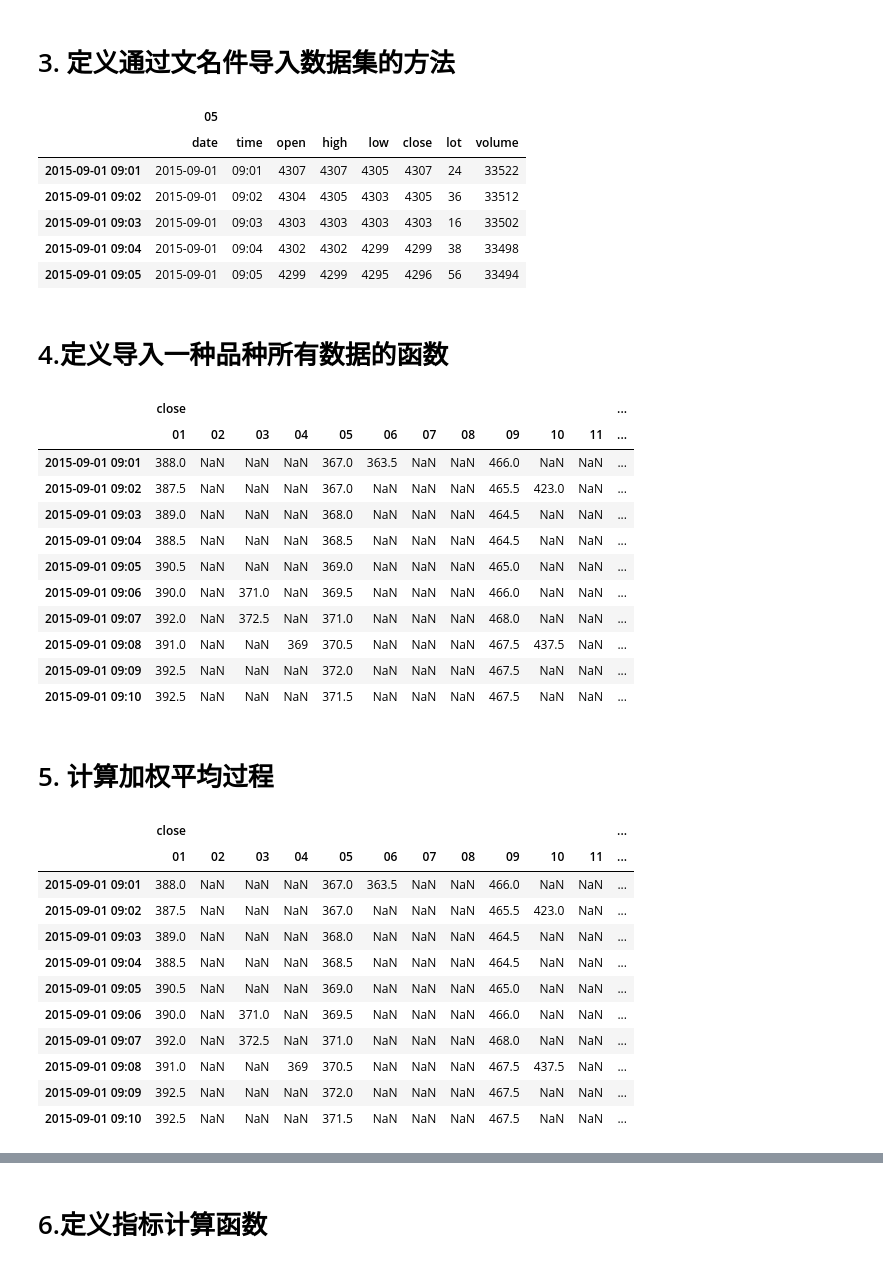
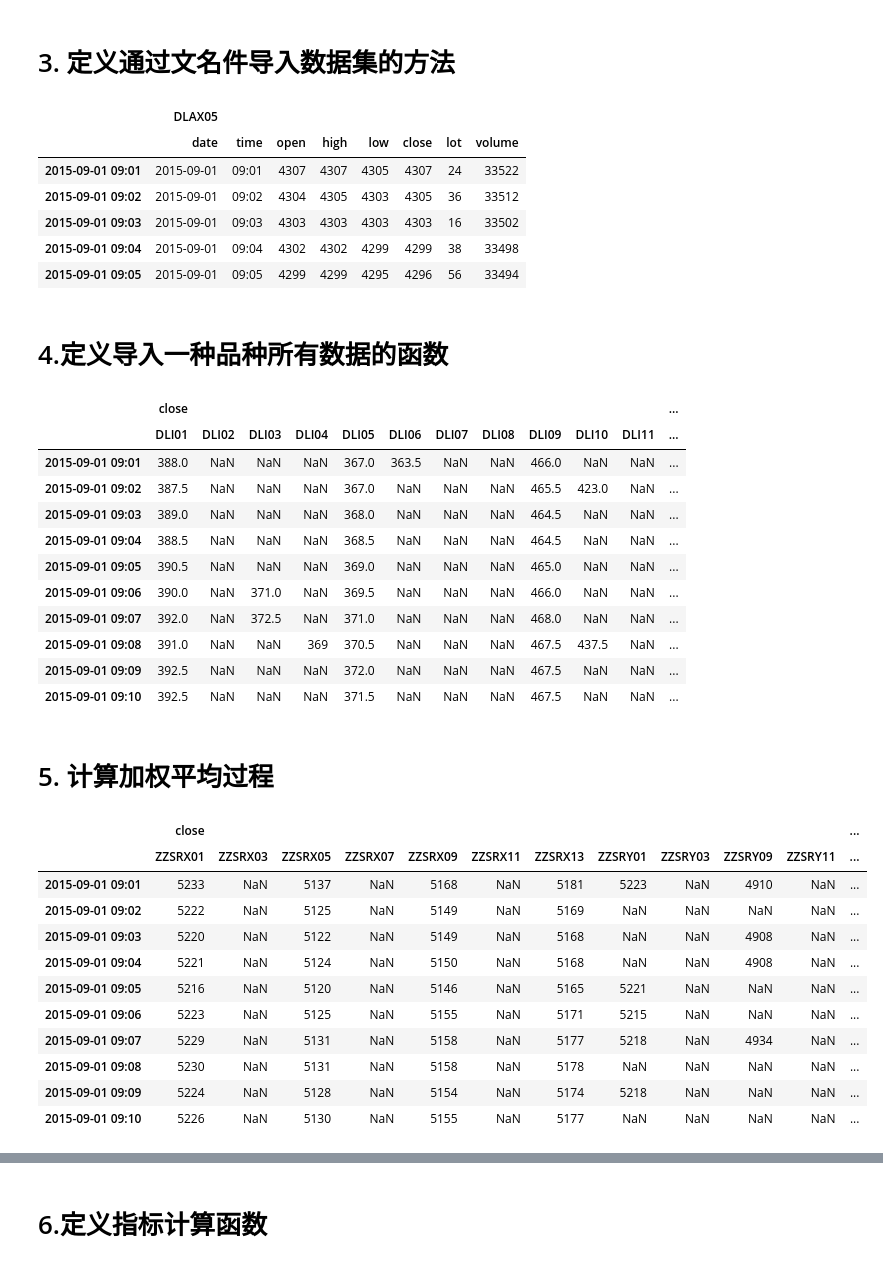
Before and after one commit to xmduhan/notebook, a Jupyter notebook: data_convert.ipynb, the cells around one changed output, grey strips where cells are left out. Drawn from its saved outputs; the diff is of its cells as text; code cells hidden in the pictures.

```diff
--- a/data_convert.ipynb
+++ b/data_convert.ipynb
@@ -14,3 +16,8 @@ header=['date', 'time', 'open', 'high', 'low', 'close', 'lot', 'volume']
+# %%
+InstrumentCatalog = {
+    'ZZSRX': 'ZZSR',
+    'ZZSRY': 'ZZSR',
+}
 # %% [markdown]
 # 1.读取目录中的所有文件名列表
 # %%
@@ -18,5 +25,6 @@ filenameList = [ filename for filename in listdir(path) if isfile(join(path,file
 filenameDataset = DataFrame(filenameList, columns=['name'])
 filenameDataset['code'] = filenameDataset['name'].apply(lambda x: re.match(filenamePattern, x).group('code'))
 filenameDataset['num'] = filenameDataset['name'].apply(lambda x: re.match(filenamePattern, x).group('num'))
+filenameDataset['catalog'] = filenameDataset['code'].apply(lambda x: InstrumentCatalog.get(x, x))
 filenameDataset.head()
 # %% [output]
@@ -56,12 +64,12 @@ def loadDataFile(filename):
     num = re.match(filenamePattern, filename).group('num')
     df =  pd.read_csv( join(path, filename), names=header)
     df.index = df.apply(lambda x: '%s %s' % (x['date'], x['time']) , axis =1)
-    df.columns = [ [num]*8, df.columns ]
+    df.columns = [ [filename[:-4]]*8, df.columns ]
     return df
 # %%
 loadDataFile('DLAX05.csv').head()
 # %% [output]
-|  | 05 |  |  |  |  |  |  |  |
+|  | DLAX05 |  |  |  |  |  |  |  |
 |  | date | time | open | high | low | close | lot | volume |
 | 2015-09-01 09:01 | 2015-09-01 | 09:01 | 4307 | 4307 | 4305 | 4307 | 24 | 33522 |
 | 2015-09-01 09:02 | 2015-09-01 | 09:02 | 4304 | 4305 | 4303 | 4305 | 36 | 33512 |
@@ -71,11 +79,11 @@ loadDataFile('DLAX05.csv').head()
 # %% [markdown]
 # 4.定义导入一种品种所有数据的函数
 # %%
-def loadInstrumentData(code):
+def loadInstrumentData(catalog):
     """
     给定顶一个品种代码，导入该品种的所有数据文件
     """
-    c1 = filenameDataset['code'] == code
+    c1 = filenameDataset['catalog'] == catalog
     df = pd.concat([ loadDataFile(filename) for filename in filenameDataset[ c1 ]['name'] ] , axis=1)
     df = df.swaplevel(0,1,axis=1)
     df = df.sort_index(axis=1)
@@ -85,7 +93,7 @@ df =loadInstrumentData('DLI').head(10)
 df
 # %% [output]
 |  | close |  |  |  |  |  |  |  |  |  |  | ... |
-|  | 01 | 02 | 03 | 04 | 05 | 06 | 07 | 08 | 09 | 10 | 11 | ... |
+|  | DLI01 | DLI02 | DLI03 | DLI04 | DLI05 | DLI06 | DLI07 | DLI08 | DLI09 | DLI10 | DLI11 | ... |
 | 2015-09-01 09:01 | 388.0 | NaN | NaN | NaN | 367.0 | 363.5 | NaN | NaN | 466.0 | NaN | NaN | ... |
 | 2015-09-01 09:02 | 387.5 | NaN | NaN | NaN | 367.0 | NaN | NaN | NaN | 465.5 | 423.0 | NaN | ... |
 | 2015-09-01 09:03 | 389.0 | NaN | NaN | NaN | 368.0 | NaN | NaN | NaN | 464.5 | NaN | NaN | ... |
@@ -99,21 +107,21 @@ df
 # %% [markdown]
  # 5. 计算加权平均过程
 # %%
-df =loadInstrumentData('DLI').head(10)
+df =loadInstrumentData('ZZSR').head(10)
 df
 # %% [output]
 |  | close |  |  |  |  |  |  |  |  |  |  | ... |
-|  | 01 | 02 | 03 | 04 | 05 | 06 | 07 | 08 | 09 | 10 | 11 | ... |
-| 2015-09-01 09:01 | 388.0 | NaN | NaN | NaN | 367.0 | 363.5 | NaN | NaN | 466.0 | NaN | NaN | ... |
-| 2015-09-01 09:02 | 387.5 | NaN | NaN | NaN | 367.0 | NaN | NaN | NaN | 465.5 | 423.0 | NaN | ... |
-| 2015-09-01 09:03 | 389.0 | NaN | NaN | NaN | 368.0 | NaN | NaN | NaN | 464.5 | NaN | NaN | ... |
-| 2015-09-01 09:04 | 388.5 | NaN | NaN | NaN | 368.5 | NaN | NaN | NaN | 464.5 | NaN | NaN | ... |
-| 2015-09-01 09:05 | 390.5 | NaN | NaN | NaN | 369.0 | NaN | NaN | NaN | 465.0 | NaN | NaN | ... |
-| 2015-09-01 09:06 | 390.0 | NaN | 371.0 | NaN | 369.5 | NaN | NaN | NaN | 466.0 | NaN | NaN | ... |
-| 2015-09-01 09:07 | 392.0 | NaN | 372.5 | NaN | 371.0 | NaN | NaN | NaN | 468.0 | NaN | NaN | ... |
-| 2015-09-01 09:08 | 391.0 | NaN | NaN | 369 | 370.5 | NaN | NaN | NaN | 467.5 | 437.5 | NaN | ... |
-| 2015-09-01 09:09 | 392.5 | NaN | NaN | NaN | 372.0 | NaN | NaN | NaN | 467.5 | NaN | NaN | ... |
-| 2015-09-01 09:10 | 392.5 | NaN | NaN | NaN | 371.5 | NaN | NaN | NaN | 467.5 | NaN | NaN | ... |
+|  | ZZSRX01 | ZZSRX03 | ZZSRX05 | ZZSRX07 | ZZSRX09 | ZZSRX11 | ZZSRX13 | ZZSRY01 | ZZSRY03 | ZZSRY09 | ZZSRY11 | ... |
+| 2015-09-01 09:01 | 5233 | NaN | 5137 | NaN | 5168 | NaN | 5181 | 5223 | NaN | 4910 | NaN | ... |
+| 2015-09-01 09:02 | 5222 | NaN | 5125 | NaN | 5149 | NaN | 5169 | NaN | NaN | NaN | NaN | ... |
+| 2015-09-01 09:03 | 5220 | NaN | 5122 | NaN | 5149 | NaN | 5168 | NaN | NaN | 4908 | NaN | ... |
+| 2015-09-01 09:04 | 5221 | NaN | 5124 | NaN | 5150 | NaN | 5168 | NaN | NaN | 4908 | NaN | ... |
+| 2015-09-01 09:05 | 5216 | NaN | 5120 | NaN | 5146 | NaN | 5165 | 5221 | NaN | NaN | NaN | ... |
+| 2015-09-01 09:06 | 5223 | NaN | 5125 | NaN | 5155 | NaN | 5171 | 5215 | NaN | NaN | NaN | ... |
+| 2015-09-01 09:07 | 5229 | NaN | 5131 | NaN | 5158 | NaN | 5177 | 5218 | NaN | 4934 | NaN | ... |
+| 2015-09-01 09:08 | 5230 | NaN | 5131 | NaN | 5158 | NaN | 5178 | NaN | NaN | NaN | NaN | ... |
+| 2015-09-01 09:09 | 5224 | NaN | 5128 | NaN | 5154 | NaN | 5174 | 5218 | NaN | NaN | NaN | ... |
+| 2015-09-01 09:10 | 5226 | NaN | 5130 | NaN | 5155 | NaN | 5177 | NaN | NaN | NaN | NaN | ... |
 # %%
 df['close']
 # %% [output]
```
Also changed, not shown: parts of 12 cells of this notebook.
